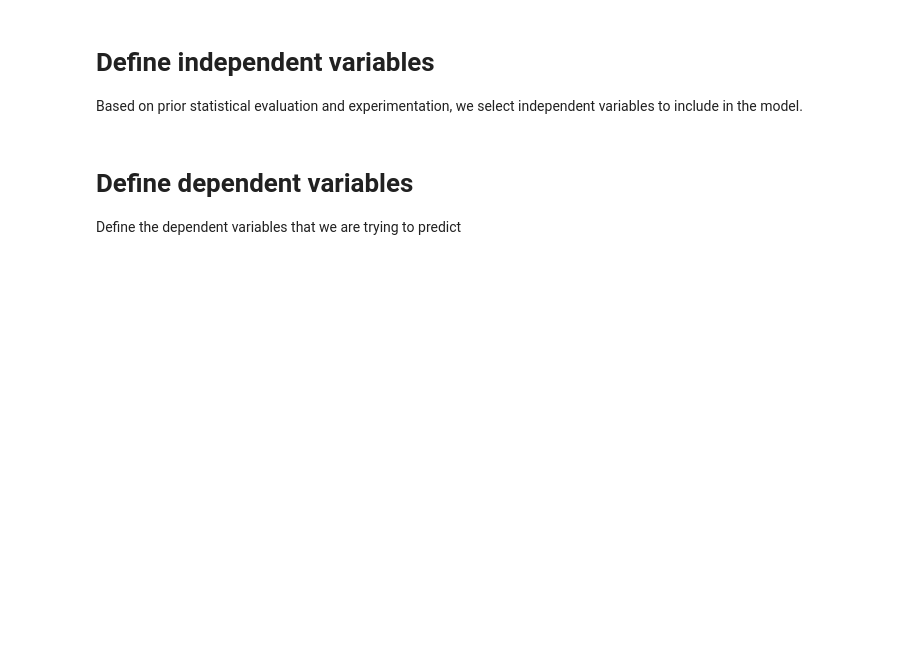
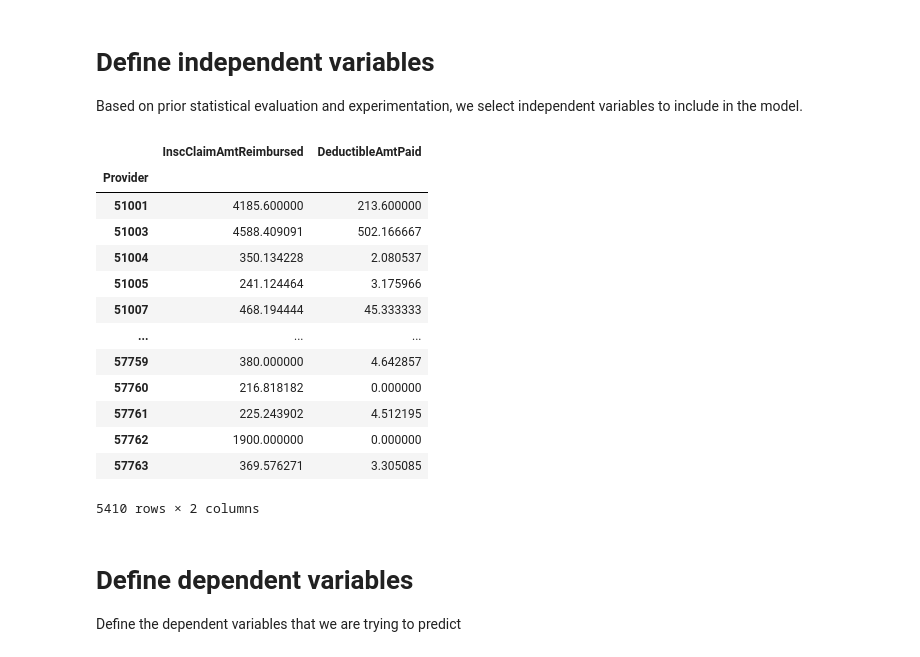
Before and after one commit to supernaut11/data602-final-project, a Jupyter notebook: src/model_fraud_mdehn.ipynb, the cells around one changed output. Cells and saved outputs as stored; diff of their text form; code cells hidden in the pictures; blank space fills up the shorter version.

```diff
--- a/src/model_fraud_mdehn.ipynb
+++ b/src/model_fraud_mdehn.ipynb
@@ -172,9 +267,24 @@ train_providers
 Based on prior statistical evaluation and experimentation, we select independent variables to include in the model.
 # %%
 # TODO: Reintroduce age at claim when feature engineering section is complete
-features = ['InscClaimAmtReimbursed', 'DeductibleAmtPaid', 'PatientAge', 'PatientStayDur', 'ClaimDur', 'IPAnnualDeductibleAmt', 'IPAnnualReimbursementAmt', 'OPAnnualDeductibleAmt', 'OPAnnualReimbursementAmt', 'PatientDead']
-X = train_providers.reindex(columns=features)
+features = ['InscClaimAmtReimbursed', 'DeductibleAmtPaid']
+X = train_providers_copy.reindex(columns=features)
 X
+# %% [output]
+|  | InscClaimAmtReimbursed | DeductibleAmtPaid |
+| Provider |  |  |
+| 51001 | 4185.600000 | 213.600000 |
+| 51003 | 4588.409091 | 502.166667 |
+| 51004 | 350.134228 | 2.080537 |
+| 51005 | 241.124464 | 3.175966 |
+| 51007 | 468.194444 | 45.333333 |
+| ... | ... | ... |
+| 57759 | 380.000000 | 4.642857 |
+| 57760 | 216.818182 | 0.000000 |
+| 57761 | 225.243902 | 4.512195 |
+| 57762 | 1900.000000 | 0.000000 |
+| 57763 | 369.576271 | 3.305085 |
+5410 rows × 2 columns
 # %% [markdown]
 # Define dependent variables
 
```
Also changed, not shown: parts of 11 cells of this notebook.
